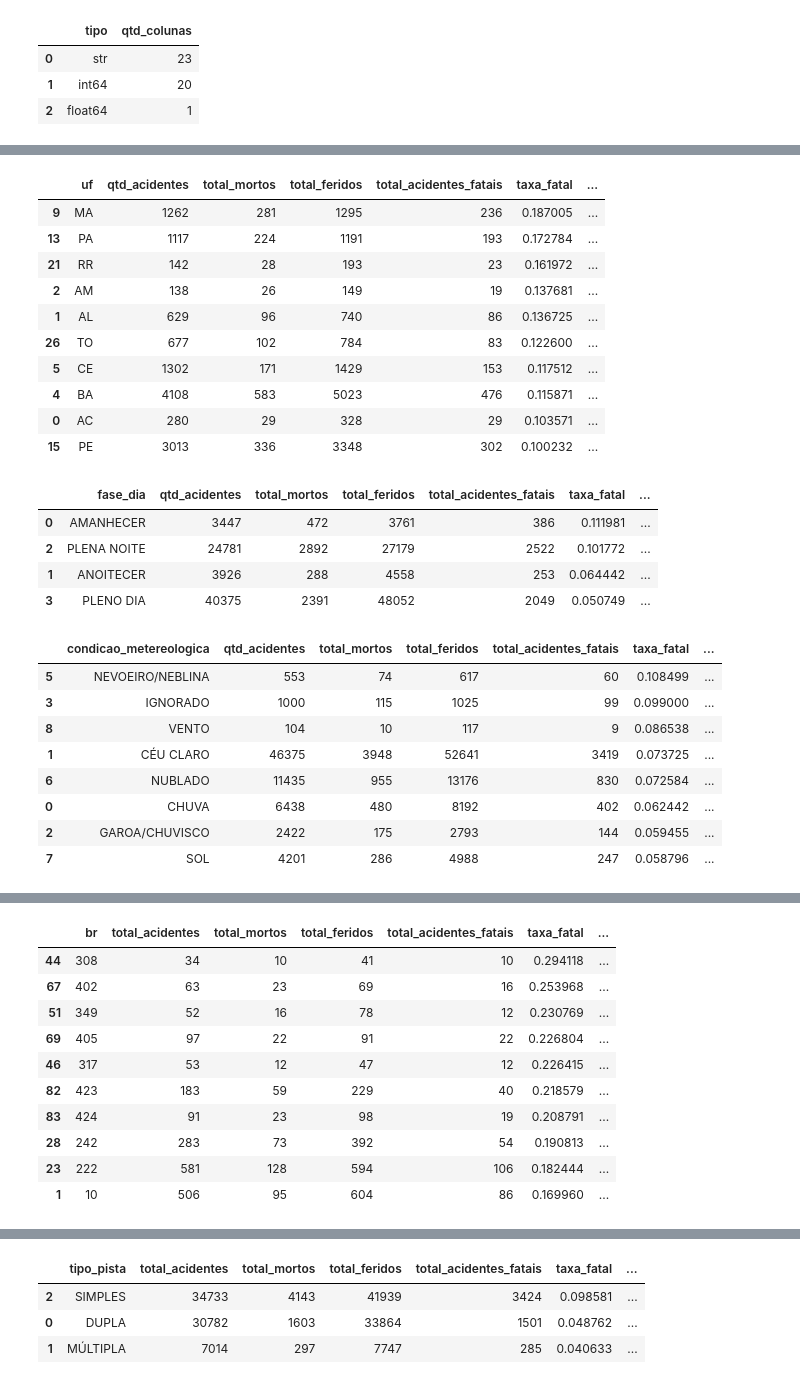
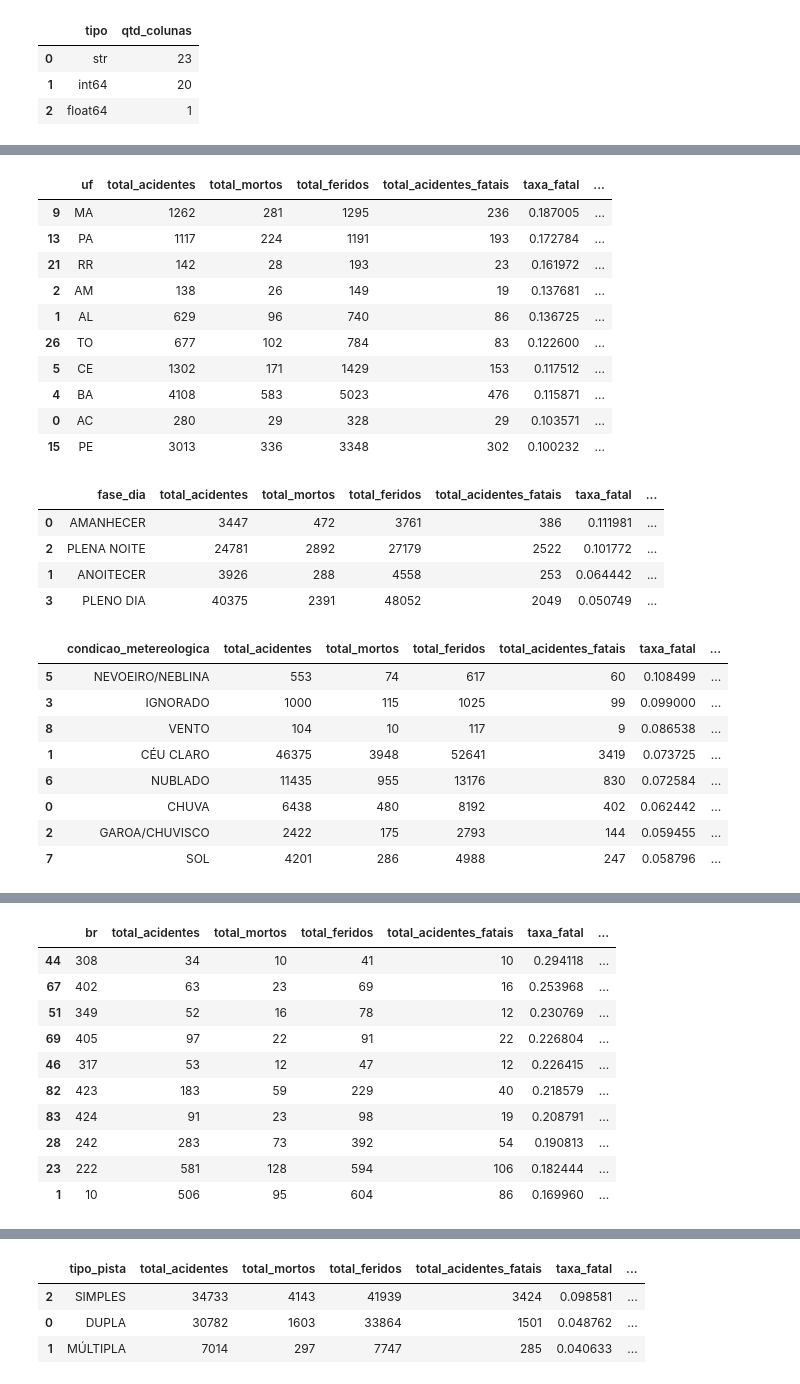
Before and after one commit to Rafah963/FAP-2026-AnaliseDados, a Jupyter notebook: notebooks/modulo05.ipynb, the cells around one changed output, grey strips where cells are left out. Cells and saved outputs as stored; diff of their text form; code cells hidden in the pictures.

```diff
--- a/notebooks/modulo05.ipynb
+++ b/notebooks/modulo05.ipynb
@@ -109,8 +109,8 @@ display(taxa_fatal_por_categoria(df, "causa_acidente",min_registros=30).head(10)
 # %%
-display(taxa_fatal_por_categoria(df, "causa_acidente",min_registros=30).head(10))
-display(taxa_fatal_por_categoria(df,"uf", min_registros=30).head(10))
-display(taxa_fatal_por_categoria(df, "fase_dia",min_registros=30).head(10))
-display(taxa_fatal_por_categoria(df, "condicao_metereologica",min_registros=30).head(10))
+display(indicadores_por_categoria(df, "tipo_acidente",min_registros=30).head(10))
+display(indicadores_por_categoria(df,"uf", min_registros=30).head(10))
+display(indicadores_por_categoria(df, "fase_dia",min_registros=30).head(10))
+display(indicadores_por_categoria(df, "condicao_metereologica",min_registros=30).head(10))
 display(indicadores_por_categoria(df, "tipo_acidente",min_registros=30).head(10))
 display(indicadores_por_categoria(df, "br",min_registros=30).head(10))
 display(indicadores_por_categoria(df, "municipio",min_registros=30).head(10))
@@ -132,4 +132,4 @@ display(indicadores_por_categoria(df, "faixa_horaria",min_registros=30))
-|  | uf | qtd_acidentes | total_mortos | total_feridos | total_acidentes_fatais | taxa_fatal | ... |
+|  | uf | total_acidentes | total_mortos | total_feridos | total_acidentes_fatais | taxa_fatal | ... |
 | 9 | MA | 1262 | 281 | 1295 | 236 | 0.187005 | ... |
 | 13 | PA | 1117 | 224 | 1191 | 193 | 0.172784 | ... |
 | 21 | RR | 142 | 28 | 193 | 23 | 0.161972 | ... |
@@ -140,12 +140,12 @@ display(indicadores_por_categoria(df, "faixa_horaria",min_registros=30))
 | 4 | BA | 4108 | 583 | 5023 | 476 | 0.115871 | ... |
 | 0 | AC | 280 | 29 | 328 | 29 | 0.103571 | ... |
 | 15 | PE | 3013 | 336 | 3348 | 302 | 0.100232 | ... |
-|  | fase_dia | qtd_acidentes | total_mortos | total_feridos | total_acidentes_fatais | taxa_fatal | ... |
+|  | fase_dia | total_acidentes | total_mortos | total_feridos | total_acidentes_fatais | taxa_fatal | ... |
 | 0 | AMANHECER | 3447 | 472 | 3761 | 386 | 0.111981 | ... |
 | 2 | PLENA NOITE | 24781 | 2892 | 27179 | 2522 | 0.101772 | ... |
 | 1 | ANOITECER | 3926 | 288 | 4558 | 253 | 0.064442 | ... |
 | 3 | PLENO DIA | 40375 | 2391 | 48052 | 2049 | 0.050749 | ... |
-|  | condicao_metereologica | qtd_acidentes | total_mortos | total_feridos | total_acidentes_fatais | taxa_fatal | ... |
+|  | condicao_metereologica | total_acidentes | total_mortos | total_feridos | total_acidentes_fatais | taxa_fatal | ... |
 | 5 | NEVOEIRO/NEBLINA | 553 | 74 | 617 | 60 | 0.108499 | ... |
 | 3 | IGNORADO | 1000 | 115 | 1025 | 99 | 0.099000 | ... |
 | 8 | VENTO | 104 | 10 | 117 | 9 | 0.086538 | ... |
```
Also changed, not shown: parts of 9 cells of this notebook.
